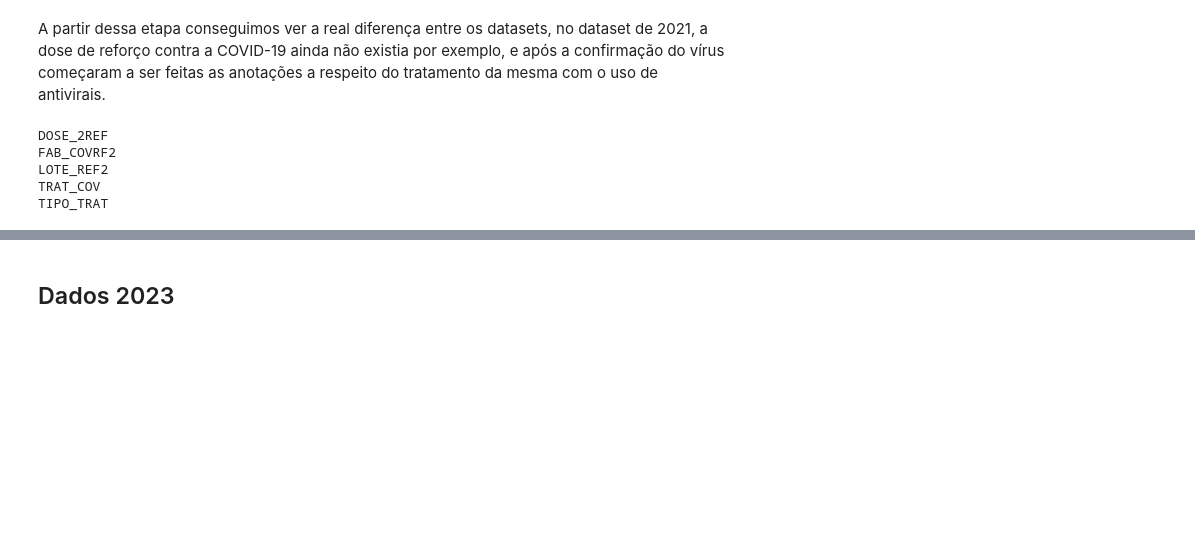
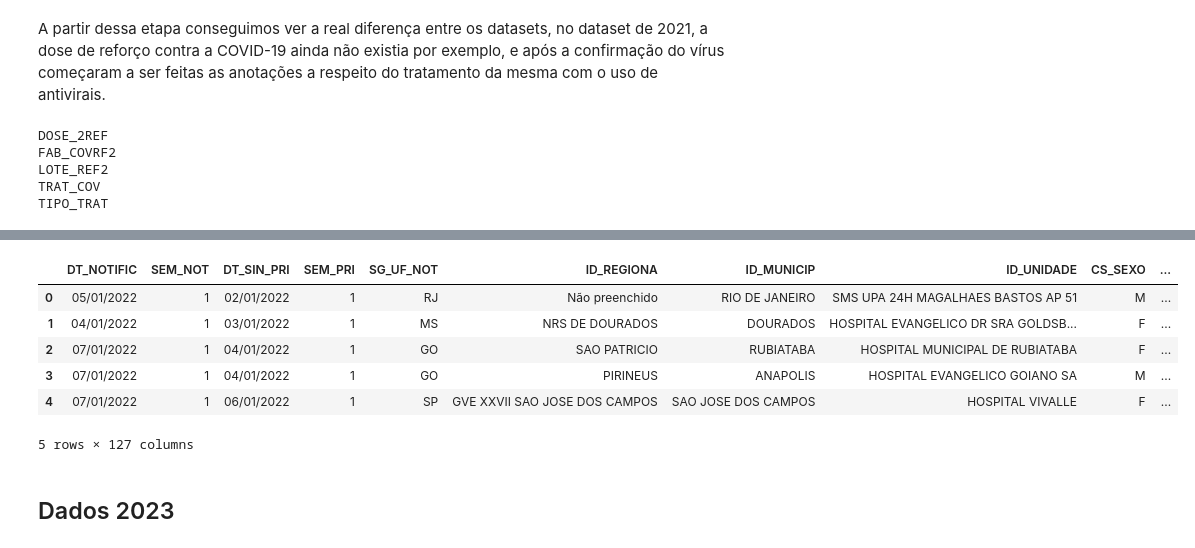
Before and after one commit to Lpins01/Projeto-Analise-de-Dados-SRAG-2021---2024-, a Jupyter notebook: notebook.ipynb, the cells around one changed output, grey strips where cells are left out. Cells and saved outputs as stored; diff of their text form; code cells hidden in the pictures; blank space fills up the shorter version.

```diff
--- a/notebook.ipynb
+++ b/notebook.ipynb
@@ -174,3 +179,13 @@ df_2022_t.fillna("Não preenchido")
+# %%
+df_2022_t.head()
+# %% [output]
+|  | DT_NOTIFIC | SEM_NOT | DT_SIN_PRI | SEM_PRI | SG_UF_NOT | ID_REGIONA | ID_MUNICIP | ID_UNIDADE | CS_SEXO | ... |
+| 0 | 05/01/2022 | 1 | 02/01/2022 | 1 | RJ | Não preenchido | RIO DE JANEIRO | SMS UPA 24H MAGALHAES BASTOS AP 51 | M | ... |
+| 1 | 04/01/2022 | 1 | 03/01/2022 | 1 | MS | NRS DE DOURADOS | DOURADOS | HOSPITAL EVANGELICO DR SRA GOLDSB... | F | ... |
+| 2 | 07/01/2022 | 1 | 04/01/2022 | 1 | GO | SAO PATRICIO | RUBIATABA | HOSPITAL MUNICIPAL DE RUBIATABA | F | ... |
+| 3 | 07/01/2022 | 1 | 04/01/2022 | 1 | GO | PIRINEUS | ANAPOLIS | HOSPITAL EVANGELICO GOIANO SA | M | ... |
+| 4 | 07/01/2022 | 1 | 06/01/2022 | 1 | SP | GVE XXVII SAO JOSE DOS CAMPOS | SAO JOSE DOS CAMPOS | HOSPITAL VIVALLE | F | ... |
+5 rows × 127 columns
 # %% [markdown]
 ## Dados 2023
 # %%
```
Also changed, not shown: parts of 47 cells of this notebook, 2 other files.
